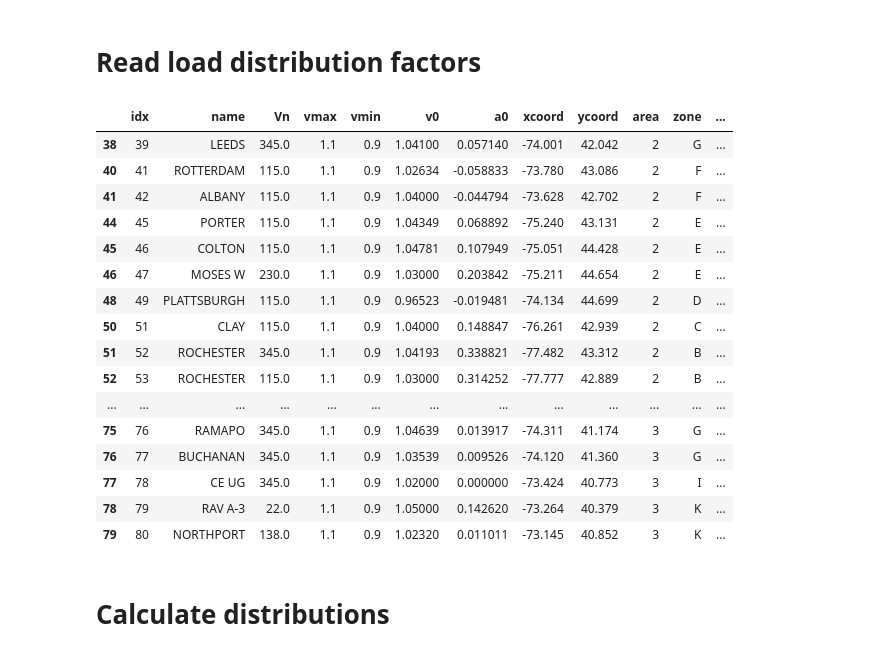
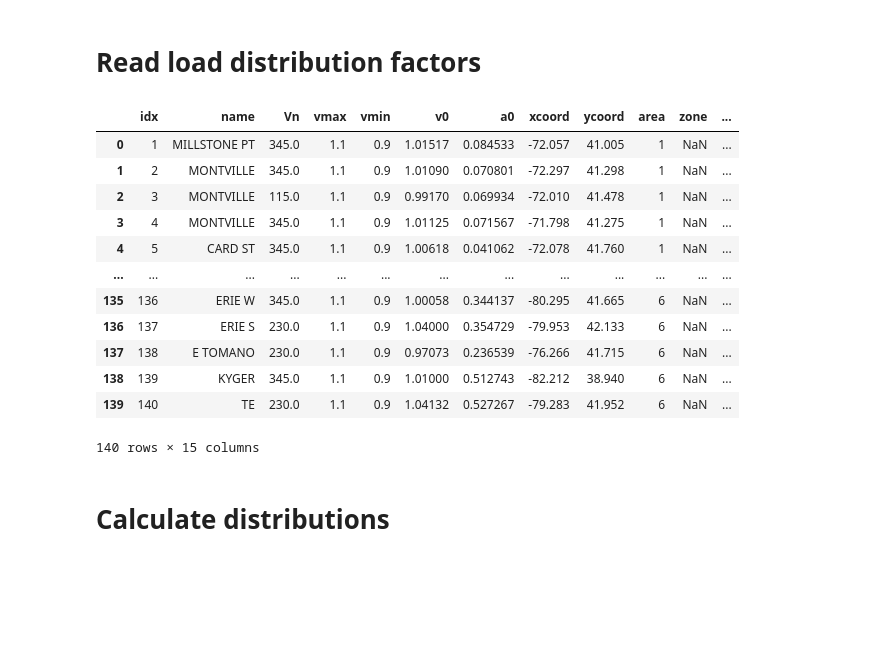
Before and after one commit to boyuan276/NYgrid-python, a Jupyter notebook: examples/write_load_profiles_from_NYISO_outlook.ipynb, the cells around one changed output. Saved outputs shown, nothing was run; the diff lists cells and outputs as text; code cells hidden in the pictures; blank space fills up the shorter version.

```diff
--- a/examples/write_load_profiles_from_NYISO_outlook.ipynb
+++ b/examples/write_load_profiles_from_NYISO_outlook.ipynb
@@ -29,25 +31,22 @@ def add_load_weighted(hourly_load_zonal, load_ratio_zone, load_bus_zone,
 # %%
 # Read NYS bus table
 filename = '/mnt/Bo_HDD/NYgrid-python/data/grid/npcc_new.csv'
 bus_info = pd.read_csv(filename)
-nys_bus = bus_info[~bus_info['zone'].isnull()]
-nys_bus_wload = nys_bus[nys_bus['sumLoadP0'] > 0]
-nys_bus_wload
+bus_info
+# nys_bus = bus_info[~bus_info['zone'].isnull()]
+# nys_bus_wload = nys_bus[nys_bus['sumLoadP0'] > 0]
+# nys_bus_wload
 # %% [output]
 |  | idx | name | Vn | vmax | vmin | v0 | a0 | xcoord | ycoord | area | zone | ... |
-| 38 | 39 | LEEDS | 345.0 | 1.1 | 0.9 | 1.04100 | 0.057140 | -74.001 | 42.042 | 2 | G | ... |
-| 40 | 41 | ROTTERDAM | 115.0 | 1.1 | 0.9 | 1.02634 | -0.058833 | -73.780 | 43.086 | 2 | F | ... |
-| 41 | 42 | ALBANY | 115.0 | 1.1 | 0.9 | 1.04000 | -0.044794 | -73.628 | 42.702 | 2 | F | ... |
-| 44 | 45 | PORTER | 115.0 | 1.1 | 0.9 | 1.04349 | 0.068892 | -75.240 | 43.131 | 2 | E | ... |
-| 45 | 46 | COLTON | 115.0 | 1.1 | 0.9 | 1.04781 | 0.107949 | -75.051 | 44.428 | 2 | E | ... |
-| 46 | 47 | MOSES W | 230.0 | 1.1 | 0.9 | 1.03000 | 0.203842 | -75.211 | 44.654 | 2 | E | ... |
-| 48 | 49 | PLATTSBURGH | 115.0 | 1.1 | 0.9 | 0.96523 | -0.019481 | -74.134 | 44.699 | 2 | D | ... |
-| 50 | 51 | CLAY | 115.0 | 1.1 | 0.9 | 1.04000 | 0.148847 | -76.261 | 42.939 | 2 | C | ... |
-| 51 | 52 | ROCHESTER | 345.0 | 1.1 | 0.9 | 1.04193 | 0.338821 | -77.482 | 43.312 | 2 | B | ... |
-| 52 | 53 | ROCHESTER | 115.0 | 1.1 | 0.9 | 1.03000 | 0.314252 | -77.777 | 42.889 | 2 | B | ... |
+| 0 | 1 | MILLSTONE PT | 345.0 | 1.1 | 0.9 | 1.01517 | 0.084533 | -72.057 | 41.005 | 1 | NaN | ... |
+| 1 | 2 | MONTVILLE | 345.0 | 1.1 | 0.9 | 1.01090 | 0.070801 | -72.297 | 41.298 | 1 | NaN | ... |
+| 2 | 3 | MONTVILLE | 115.0 | 1.1 | 0.9 | 0.99170 | 0.069934 | -72.010 | 41.478 | 1 | NaN | ... |
+| 3 | 4 | MONTVILLE | 345.0 | 1.1 | 0.9 | 1.01125 | 0.071567 | -71.798 | 41.275 | 1 | NaN | ... |
+| 4 | 5 | CARD ST | 345.0 | 1.1 | 0.9 | 1.00618 | 0.041062 | -72.078 | 41.760 | 1 | NaN | ... |
 | ... | ... | ... | ... | ... | ... | ... | ... | ... | ... | ... | ... | ... |
-| 75 | 76 | RAMAPO | 345.0 | 1.1 | 0.9 | 1.04639 | 0.013917 | -74.311 | 41.174 | 3 | G | ... |
-| 76 | 77 | BUCHANAN | 345.0 | 1.1 | 0.9 | 1.03539 | 0.009526 | -74.120 | 41.360 | 3 | G | ... |
-| 77 | 78 | CE UG | 345.0 | 1.1 | 0.9 | 1.02000 | 0.000000 | -73.424 | 40.773 | 3 | I | ... |
-| 78 | 79 | RAV A-3 | 22.0 | 1.1 | 0.9 | 1.05000 | 0.142620 | -73.264 | 40.379 | 3 | K | ... |
-| 79 | 80 | NORTHPORT | 138.0 | 1.1 | 0.9 | 1.02320 | 0.011011 | -73.145 | 40.852 | 3 | K | ... |
+| 135 | 136 | ERIE W | 345.0 | 1.1 | 0.9 | 1.00058 | 0.344137 | -80.295 | 41.665 | 6 | NaN | ... |
+| 136 | 137 | ERIE S | 230.0 | 1.1 | 0.9 | 1.04000 | 0.354729 | -79.953 | 42.133 | 6 | NaN | ... |
+| 137 | 138 | E TOMANO | 230.0 | 1.1 | 0.9 | 0.97073 | 0.236539 | -76.266 | 41.715 | 6 | NaN | ... |
+| 138 | 139 | KYGER | 345.0 | 1.1 | 0.9 | 1.01000 | 0.512743 | -82.212 | 38.940 | 6 | NaN | ... |
+| 139 | 140 | TE | 230.0 | 1.1 | 0.9 | 1.04132 | 0.527267 | -79.283 | 41.952 | 6 | NaN | ... |
+140 rows × 15 columns
```
Also changed, not shown: parts of 16 cells of this notebook, 2 other files.
